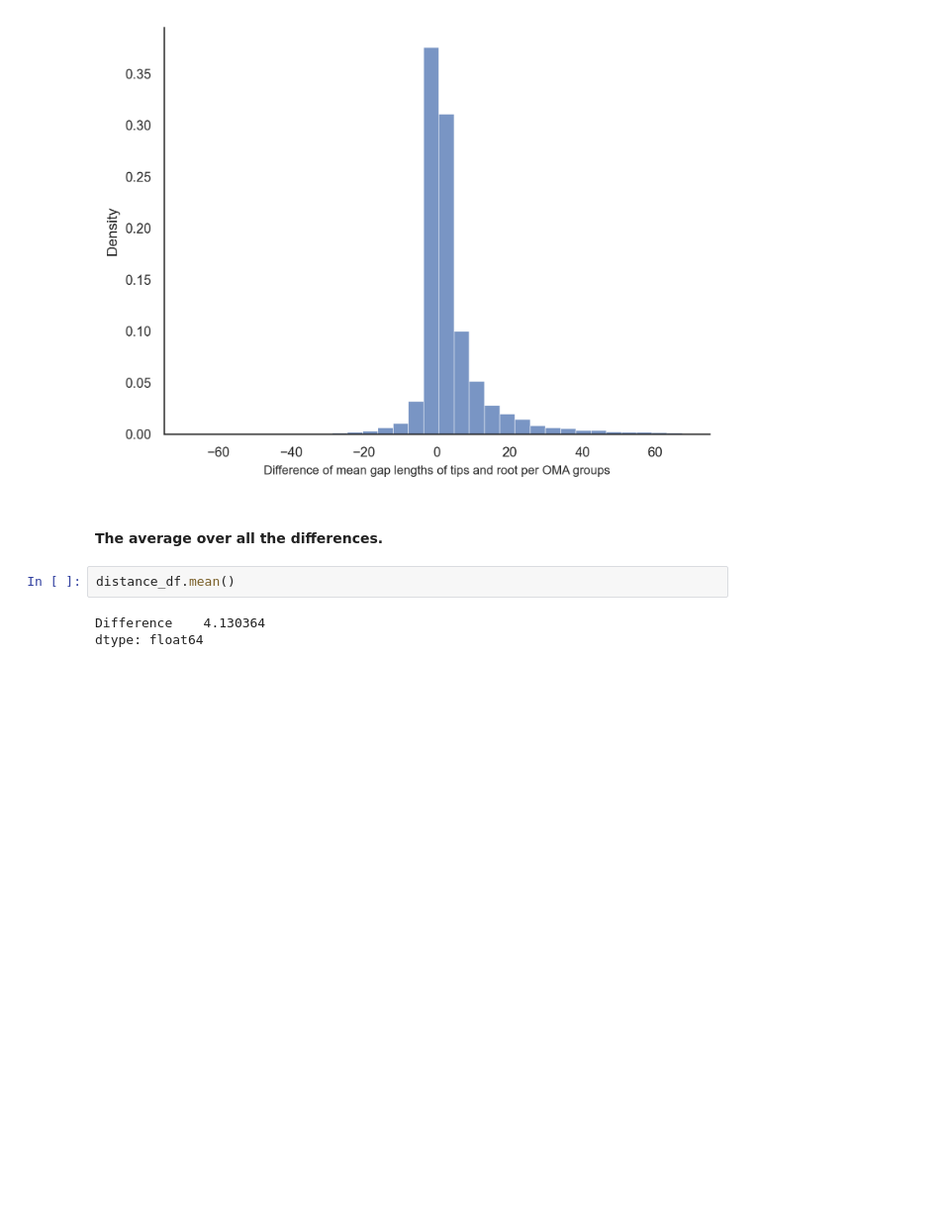
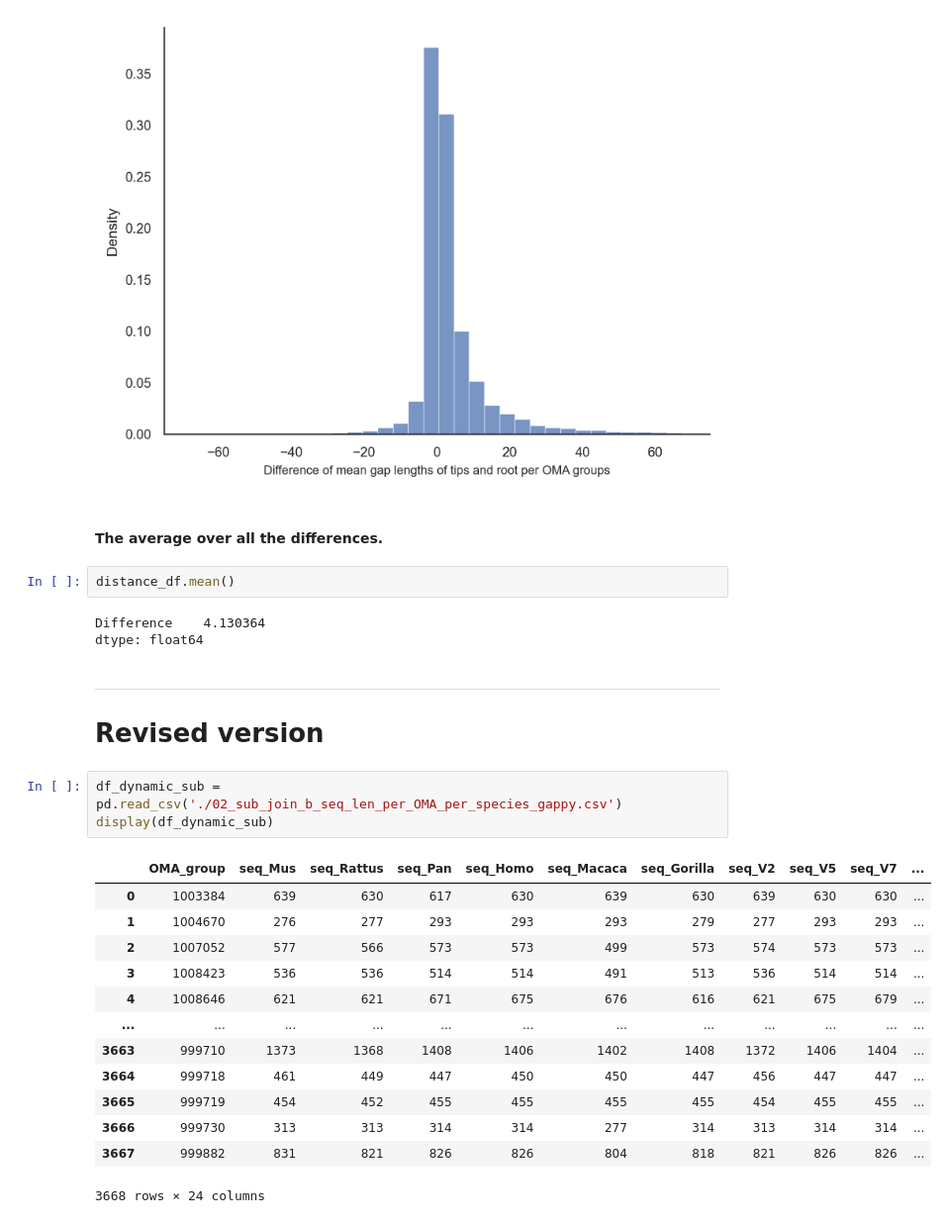
Before and after one commit to acg-team/Single-character-indel-ASR-preserves-long-indels, a Jupyter notebook: mammals_02_dynamic_of_gaps.ipynb, the cells around one changed output. Shown at 99% size. Cells and saved outputs as stored; diff of their text form; blank space fills up the shorter version.

```diff
--- a/mammals_02_dynamic_of_gaps.ipynb
+++ b/mammals_02_dynamic_of_gaps.ipynb
@@ -171,3 +197,23 @@ distance_df.mean()
 # %% [output]
 Difference    4.130364
 dtype: float64
+# %% [markdown]
+---
+# Revised version
+# %%
+df_dynamic_sub = pd.read_csv('./02_sub_join_b_seq_len_per_OMA_per_species_gappy.csv')
+display(df_dynamic_sub)
+# %% [output]
+|  | OMA_group | seq_Mus | seq_Rattus | seq_Pan | seq_Homo | seq_Macaca | seq_Gorilla | seq_V2 | seq_V5 | seq_V7 | ... |
+| 0 | 1003384 | 639 | 630 | 617 | 630 | 639 | 630 | 639 | 630 | 630 | ... |
+| 1 | 1004670 | 276 | 277 | 293 | 293 | 293 | 279 | 277 | 293 | 293 | ... |
+| 2 | 1007052 | 577 | 566 | 573 | 573 | 499 | 573 | 574 | 573 | 573 | ... |
+| 3 | 1008423 | 536 | 536 | 514 | 514 | 491 | 513 | 536 | 514 | 514 | ... |
+| 4 | 1008646 | 621 | 621 | 671 | 675 | 676 | 616 | 621 | 675 | 679 | ... |
+| ... | ... | ... | ... | ... | ... | ... | ... | ... | ... | ... | ... |
+| 3663 | 999710 | 1373 | 1368 | 1408 | 1406 | 1402 | 1408 | 1372 | 1406 | 1404 | ... |
+| 3664 | 999718 | 461 | 449 | 447 | 450 | 450 | 447 | 456 | 447 | 447 | ... |
+| 3665 | 999719 | 454 | 452 | 455 | 455 | 455 | 455 | 454 | 455 | 455 | ... |
+| 3666 | 999730 | 313 | 313 | 314 | 314 | 277 | 314 | 313 | 314 | 314 | ... |
+| 3667 | 999882 | 831 | 821 | 826 | 826 | 804 | 818 | 821 | 826 | 826 | ... |
+3668 rows × 24 columns
```
Also changed, not shown: parts of 16 cells of this notebook.
